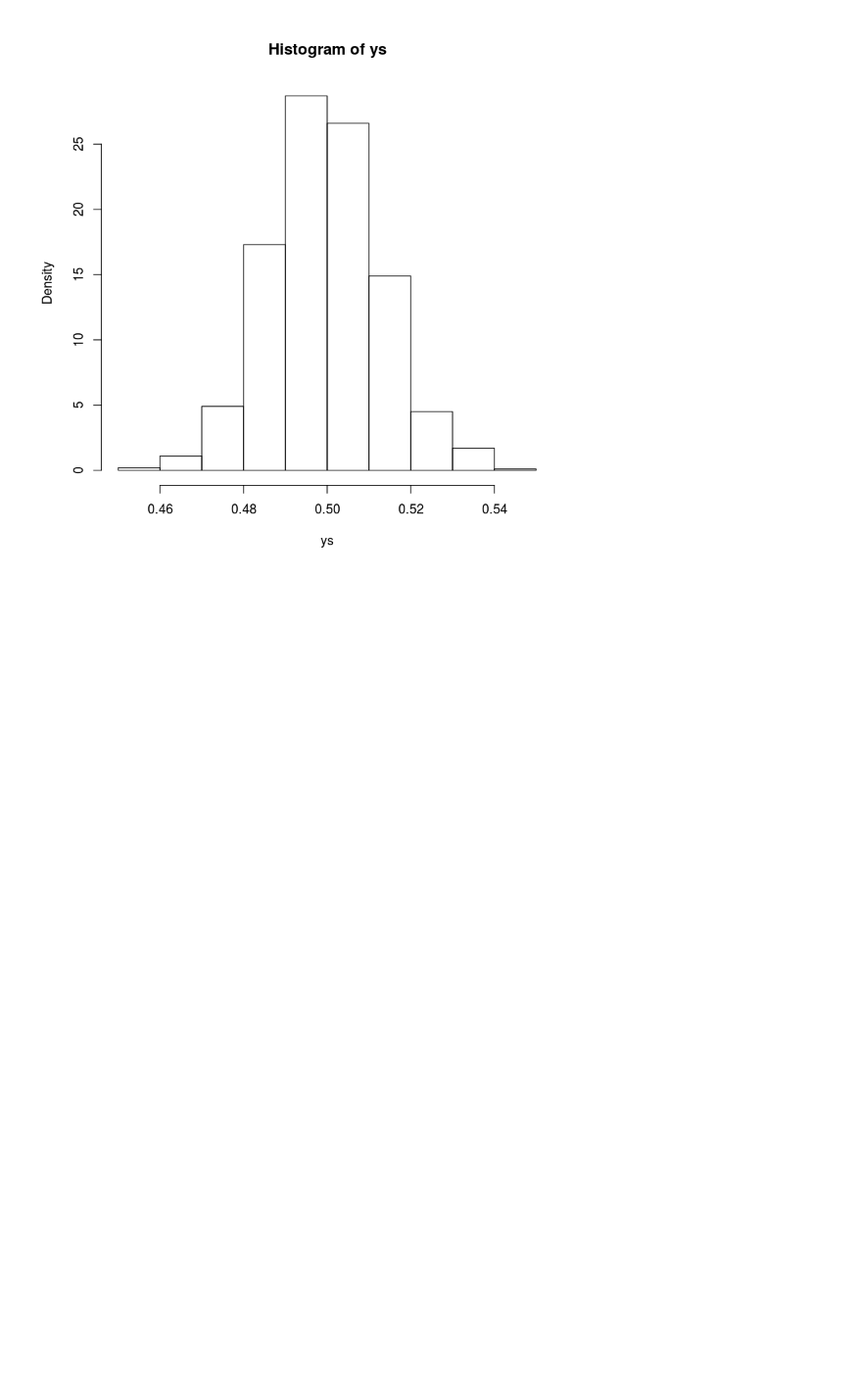
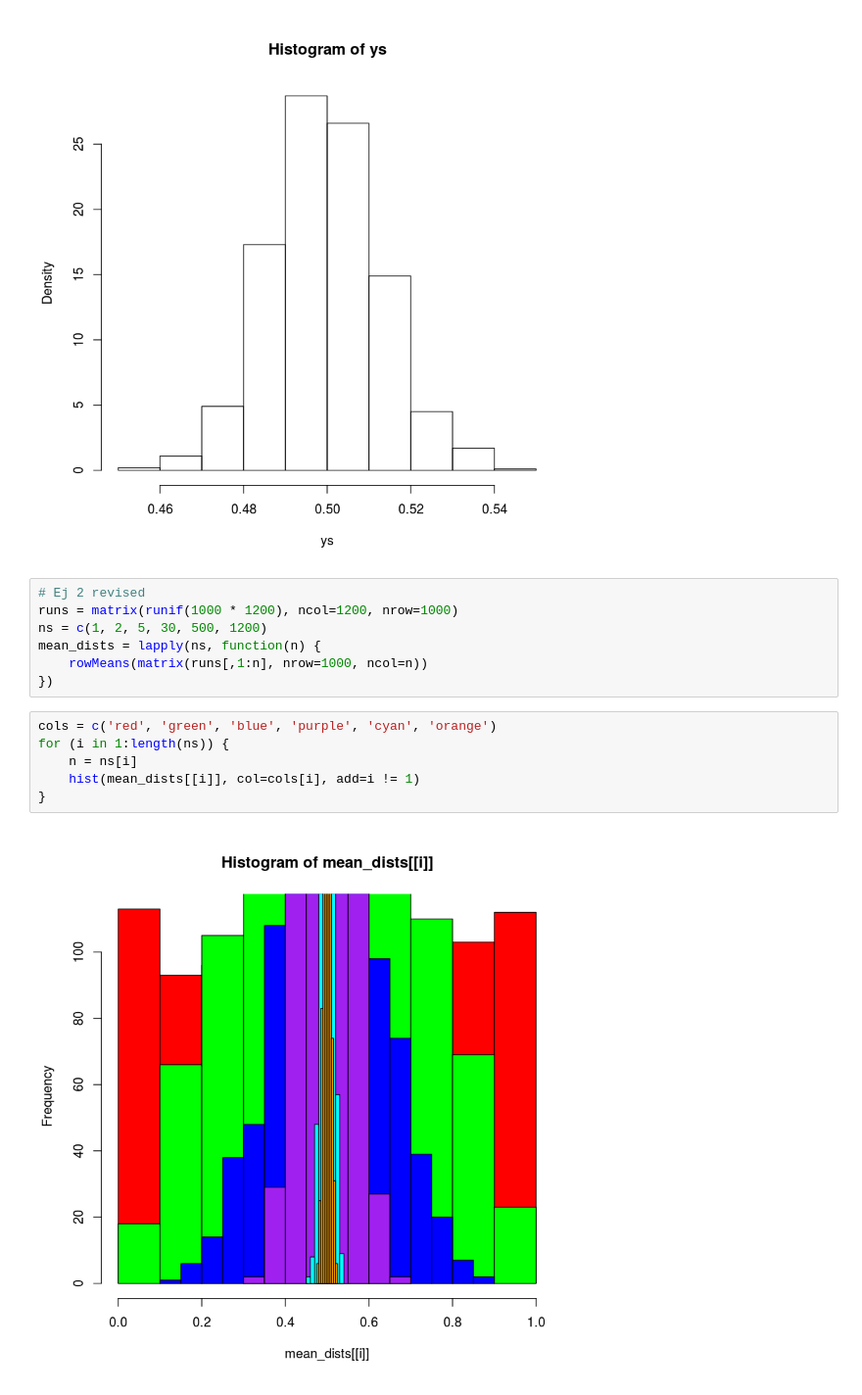
Before and after one commit to m2march/tp_final_r, a Jupyter notebook: Lista 5.ipynb, the cells around one changed output. Shown at 98% size. Cells and saved outputs as stored; diff of their text form; blank space fills up the shorter version.

```diff
--- a/Lista 5.ipynb
+++ b/Lista 5.ipynb
@@ -64,3 +64,18 @@ ys = sapply(1:1000, function(x) { return(mean(runif(500, 0, 1))) } )
 hist(ys, freq=F)
 # %% [output]
 [figure]
+# %%
+# Ej 2 revised
+runs = matrix(runif(1000 * 1200), ncol=1200, nrow=1000)
+ns = c(1, 2, 5, 30, 500, 1200)
+mean_dists = lapply(ns, function(n) {
+    rowMeans(matrix(runs[,1:n], nrow=1000, ncol=n))
+})
+# %%
+cols = c('red', 'green', 'blue', 'purple', 'cyan', 'orange')
+for (i in 1:length(ns)) {
+    n = ns[i]
+    hist(mean_dists[[i]], col=cols[i], add=i != 1)
+}
+# %% [output]
+[figure, added]
```
Also changed, not shown: parts of 7 cells of this notebook.
